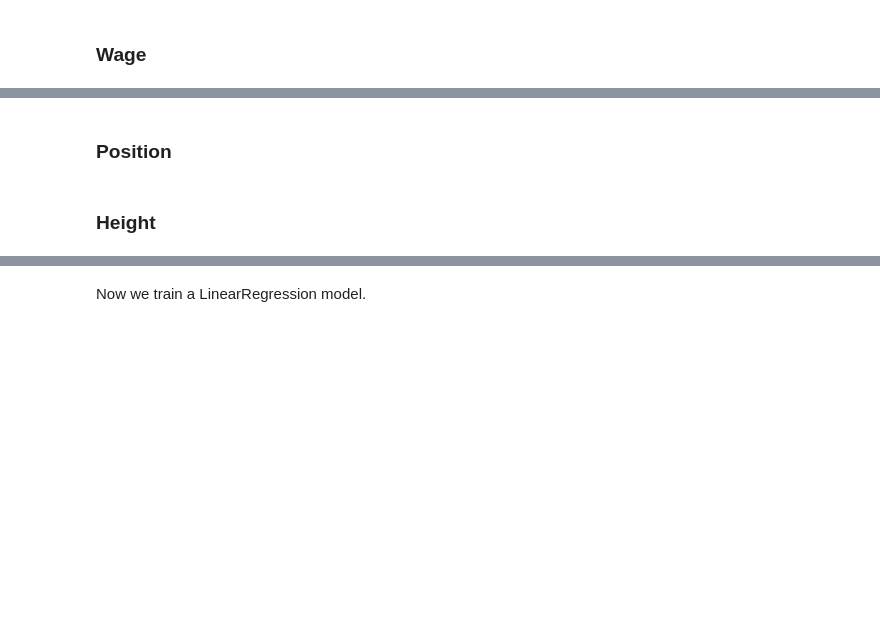
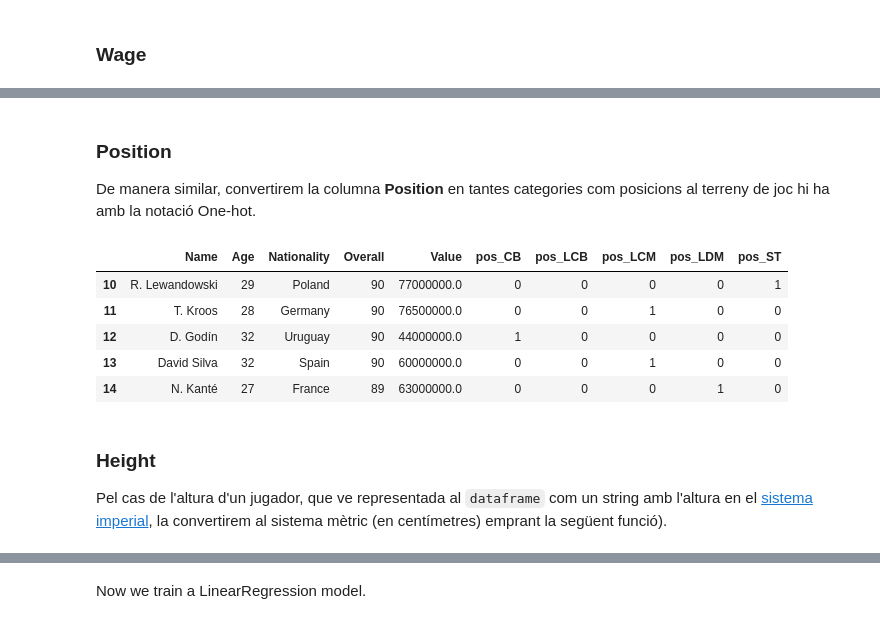
Before and after one commit to lluiscamino/practica-ia, a Jupyter notebook: introduction/fifa_practice.ipynb, the cells around one changed output, grey strips where cells are left out. Cells and saved outputs as stored; diff of their text form; code cells hidden in the pictures; blank space fills up the shorter version.

```diff
--- a/introduction/fifa_practice.ipynb
+++ b/introduction/fifa_practice.ipynb
@@ -230,11 +148,22 @@ df = pd.concat([df.reset_index(drop=True), pd.get_dummies(pref_foot, prefix='pre
-# %% [markdown]
-### Position
+# %% [markdown]
+### Position
+De manera similar, convertirem la columna **Position** en tantes categories com posicions al terreny de joc hi ha amb la notació One-hot.
 # %%
 pos = df.pop("Position")
 
-df = pd.concat([df.reset_index(drop=True), pd.get_dummies(pos, prefix='pos').reset_index(drop=True)], axis=1, sort=False)
+df = pd.concat([df.reset_index(drop=True), pd.get_dummies(pos, prefix="pos").reset_index(drop=True)], axis=1, sort=False)
+df.loc[[10, 11, 12, 13, 14], ["Name", "Age", "Nationality", "Overall", "Value",
+                              "pos_CB", "pos_LCB", "pos_LCM", "pos_LDM", "pos_ST"]]
+# %% [output]
+|  | Name | Age | Nationality | Overall | Value | pos_CB | pos_LCB | pos_LCM | pos_LDM | pos_ST |
+| 10 | R. Lewandowski | 29 | Poland | 90 | 77000000.0 | 0 | 0 | 0 | 0 | 1 |
+| 11 | T. Kroos | 28 | Germany | 90 | 76500000.0 | 0 | 0 | 1 | 0 | 0 |
+| 12 | D. Godín | 32 | Uruguay | 90 | 44000000.0 | 1 | 0 | 0 | 0 | 0 |
+| 13 | David Silva | 32 | Spain | 90 | 60000000.0 | 0 | 0 | 1 | 0 | 0 |
+| 14 | N. Kanté | 27 | France | 89 | 63000000.0 | 0 | 0 | 0 | 1 | 0 |
-# %% [markdown]
-### Height
+# %% [markdown]
+### Height
+Pel cas de l'altura d'un jugador, que ve representada al `dataframe` com un string amb l'altura en el [sistema imperial](https://en.wikipedia.org/wiki/Imperial_units), la convertirem al sistema mètric (en centímetres) emprant la següent funció).
 # %%
 def imperial_to_metric(ht):
     # format: 7' 0.0"
```
Also changed, not shown: parts of 62 cells of this notebook.
